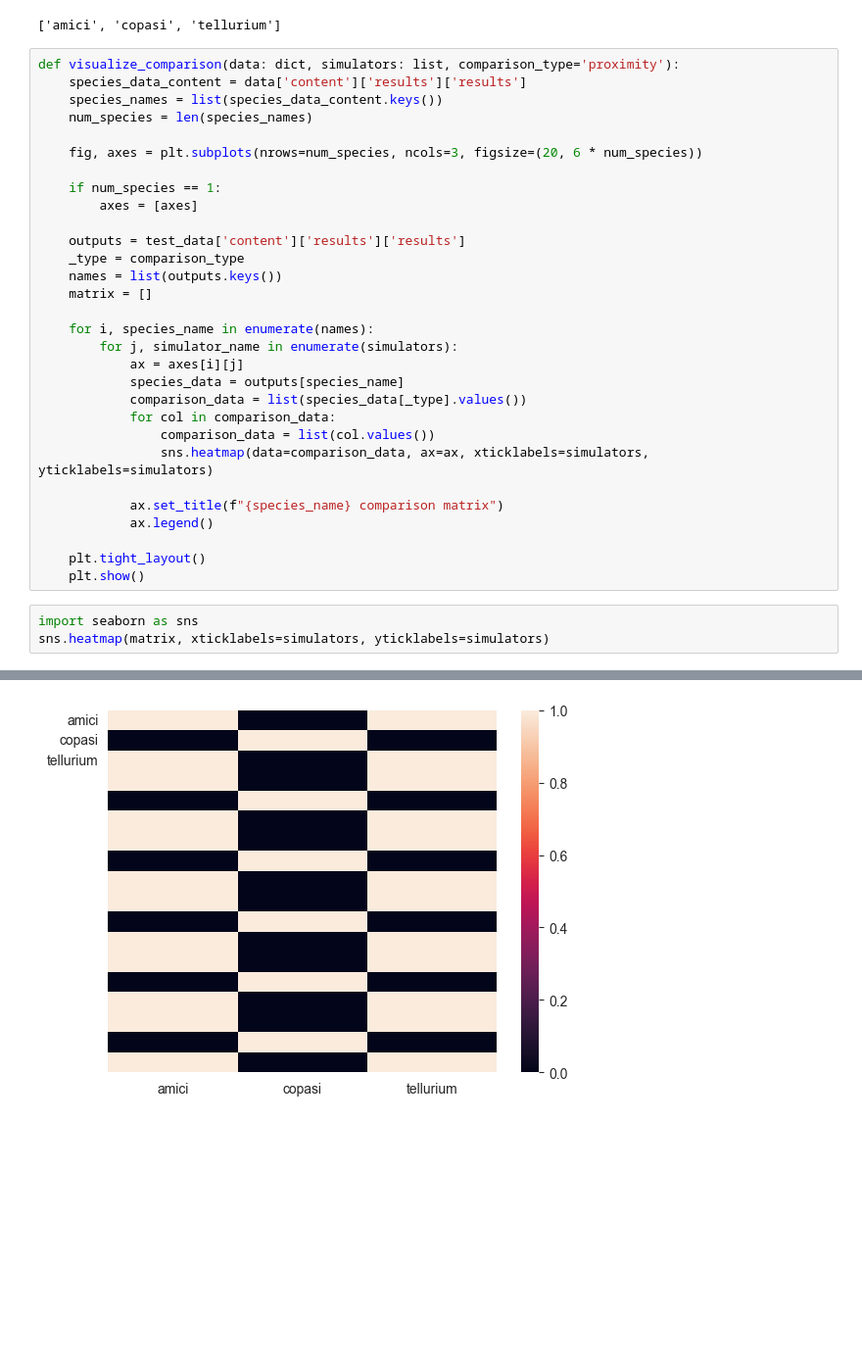
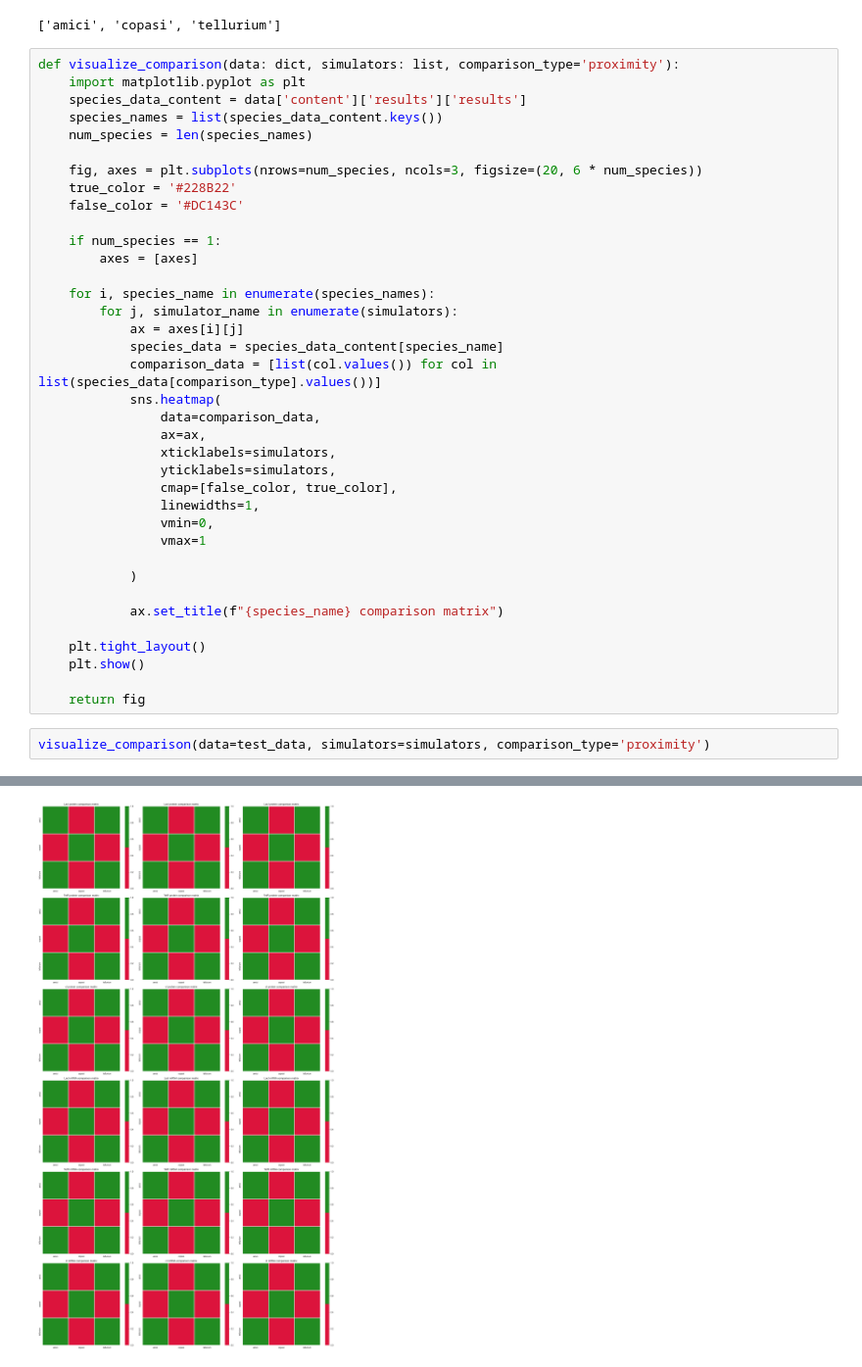
Before and after one commit to biosimulators/bio-check, a Jupyter notebook: demos/bio_check_demo.ipynb, the cells around one changed output, grey strips where cells are left out. Shown at 98% size. Cells and saved outputs as stored; diff of their text form; blank space fills up the shorter version.

Commit message:
added comparison viz

```diff
--- a/demos/bio_check_demo.ipynb
+++ b/demos/bio_check_demo.ipynb
@@ -222,35 +222,41 @@ simulators
 ['amici', 'copasi', 'tellurium']
 # %%
 def visualize_comparison(data: dict, simulators: list, comparison_type='proximity'):
+    import matplotlib.pyplot as plt
     species_data_content = data['content']['results']['results']
     species_names = list(species_data_content.keys())
     num_species = len(species_names)
 
     fig, axes = plt.subplots(nrows=num_species, ncols=3, figsize=(20, 6 * num_species))
+    true_color = '#228B22'
+    false_color = '#DC143C'
 
     if num_species == 1:
         axes = [axes]
 
-    outputs = test_data['content']['results']['results']
-    _type = comparison_type
-    names = list(outputs.keys())
-    matrix = []
-
-    for i, species_name in enumerate(names):
+    for i, species_name in enumerate(species_names):
         for j, simulator_name in enumerate(simulators):
             ax = axes[i][j]
-            species_data = outputs[species_name]
-            comparison_data = list(species_data[_type].values())
-            for col in comparison_data:
-                comparison_data = list(col.values())
-                sns.heatmap(data=comparison_data, ax=ax, xticklabels=simulators, yticklabels=simulators)
+            species_data = species_data_content[species_name]
+            comparison_data = [list(col.values()) for col in list(species_data[comparison_type].values())]
+            sns.heatmap(
+                data=comparison_data,
+                ax=ax,
+                xticklabels=simulators,
+                yticklabels=simulators,
+                cmap=[false_color, true_color],
+                linewidths=1,
+                vmin=0,
+                vmax=1
+
+            )
 
             ax.set_title(f"{species_name} comparison matrix")
-            ax.legend()
 
     plt.tight_layout()
     plt.show()
+
+    return fig
 # %%
-import seaborn as sns
-sns.heatmap(matrix, xticklabels=simulators, yticklabels=simulators)
+visualize_comparison(data=test_data, simulators=simulators, comparison_type='proximity')
 # %% [output]
@@ -258 +263 @@ sns.heatmap(matrix, xticklabels=simulators, yticklabels=simulators)
-[figure, old version]
+[figure, new version]
```
Also changed, not shown: parts of 1 cell of this notebook, 1 other file.
